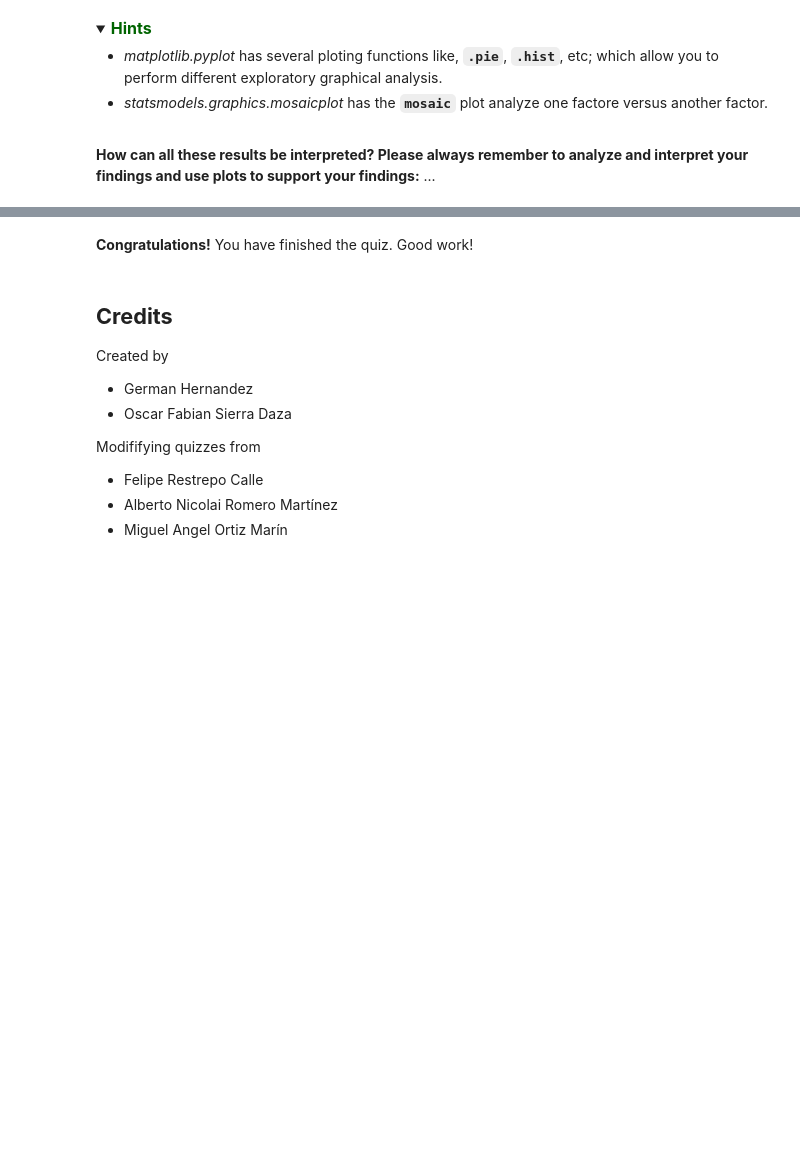
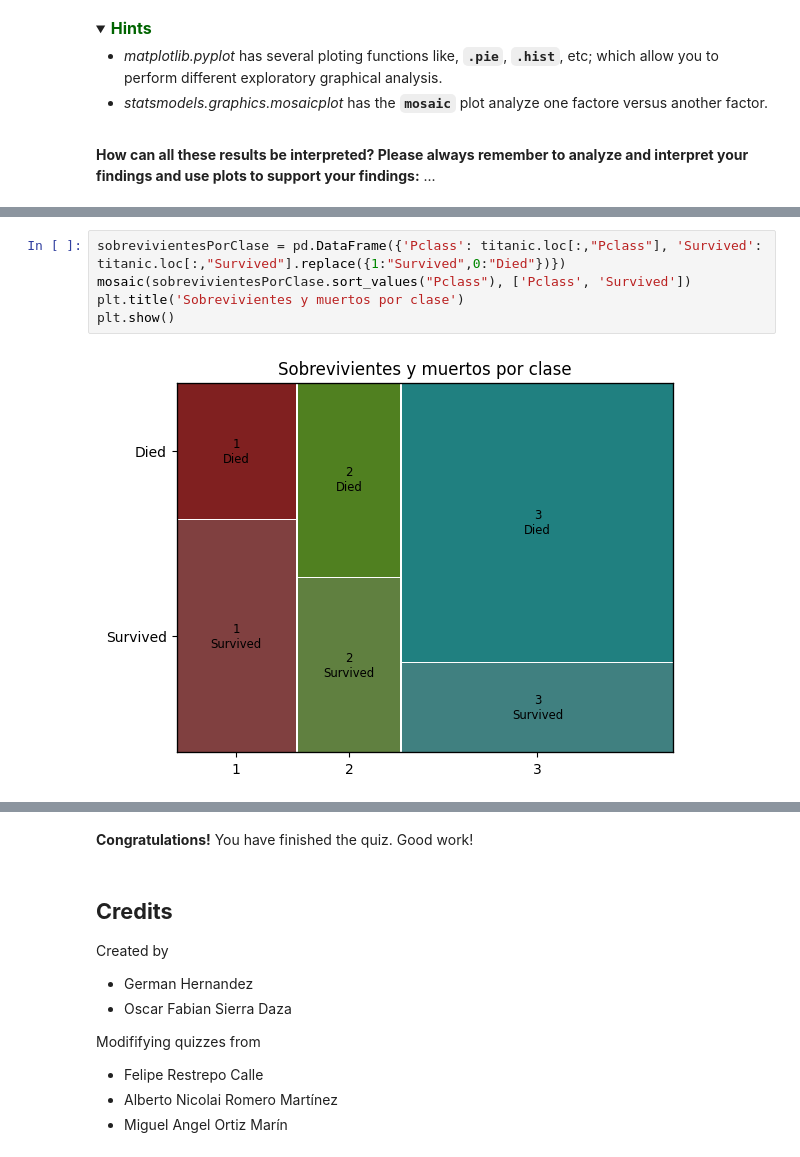
Before and after one commit to Juanfelipepast2/MetNumUN2024I, a Jupyter notebook: Quiz 3 Juan Felipe Pastrana Ramirez.ipynb, the cells around one changed output, grey strips where cells are left out. Drawn from its saved outputs; the diff is of its cells as text; folded sections open; blank space fills up the shorter version.

```diff
--- a/Quiz 3 Juan Felipe Pastrana Ramirez.ipynb
+++ b/Quiz 3 Juan Felipe Pastrana Ramirez.ipynb
@@ -587,0 +615,7 @@ The output of the above cell should be:
+# %%
+sobrevivientesPorClase = pd.DataFrame({'Pclass': titanic.loc[:,"Pclass"], 'Survived': titanic.loc[:,"Survived"].replace({1:"Survived",0:"Died"})})
+mosaic(sobrevivientesPorClase.sort_values("Pclass"), ['Pclass', 'Survived'])
+plt.title('Sobrevivientes y muertos por clase')
+plt.show()
+# %% [output]
+[figure, added]
```
Also changed, not shown: parts of 14 cells of this notebook.
